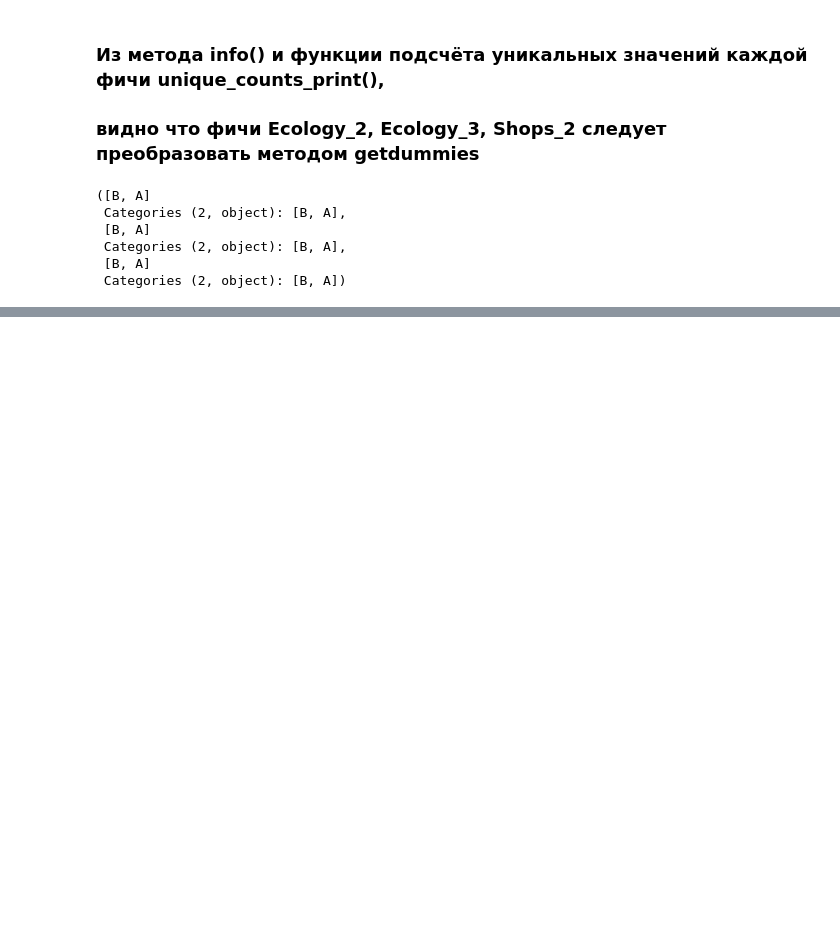
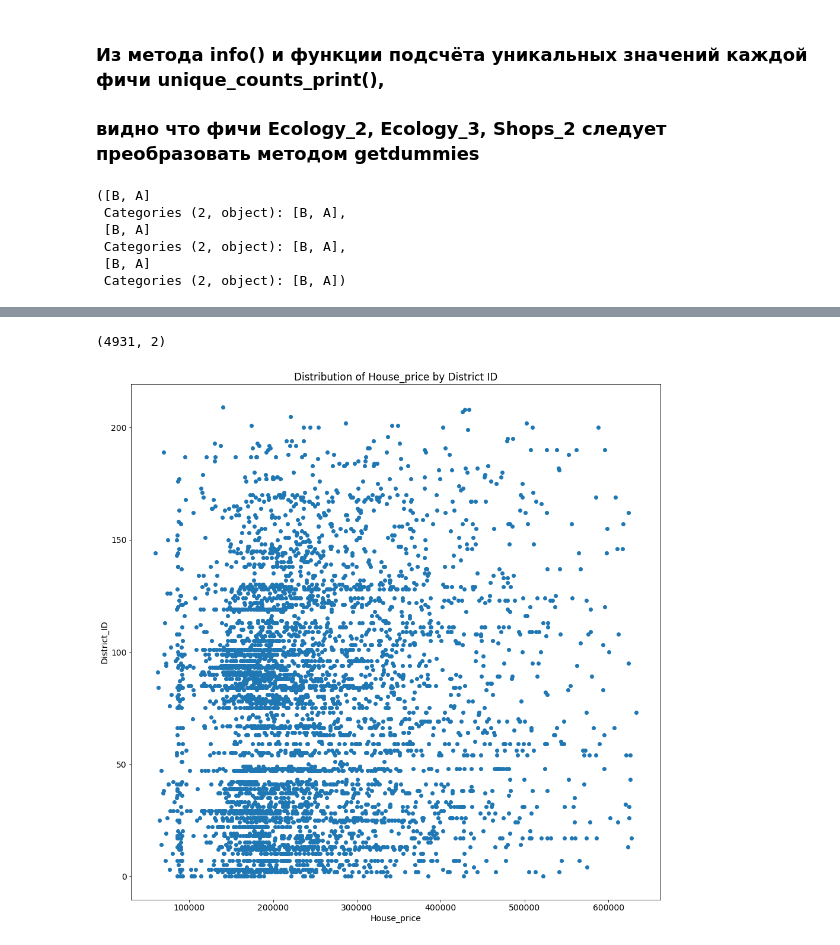
Before and after one commit to StasOzerov/DataSciencePythonLibs, a Jupyter notebook: Coursework_PythonLibs_part1/Coursework.ipynb, the cells around one changed output, grey strips where cells are left out. Drawn from its saved outputs; the diff is of its cells as text; code cells hidden in the pictures; blank space fills up the shorter version.

```diff
--- a/Coursework_PythonLibs_part1/Coursework.ipynb
+++ b/Coursework_PythonLibs_part1/Coursework.ipynb
@@ -860,0 +913,23 @@ df_cut.Ecology_2.unique(), df_cut.Ecology_3.unique(), df_cut.Shops_2.unique()
+# %%
+df_append2 = pd.DataFrame()
+df_DistrId = df_cut[['DistrictId', 'Price']]
+
+for id in df_DistrId.DistrictId.unique():
+    if df_DistrId[df_DistrId.DistrictId == id].size / 2 < 100:
+        # print(f'DistrictId: {id}, houses_quantity: {df_DistrId[df_DistrId.DistrictId == id].size / 2}')
+        df_append2 = df_append2.append(df_DistrId[df_DistrId.DistrictId == id])
+# %%
+df_append2.shape
+# %% [output]
+(4931, 2)
+# %%
+plt.figure(figsize=(16, 16))
+
+plt.scatter(df_append2['Price'], df_append2['DistrictId'])
+
+plt.xlabel('House_price')
+plt.ylabel('District_ID')
+plt.title('Distribution of House_price by District ID')
+plt.show()
+# %% [output]
+[figure, added]
```
Also changed, not shown: parts of 17 cells of this notebook.
